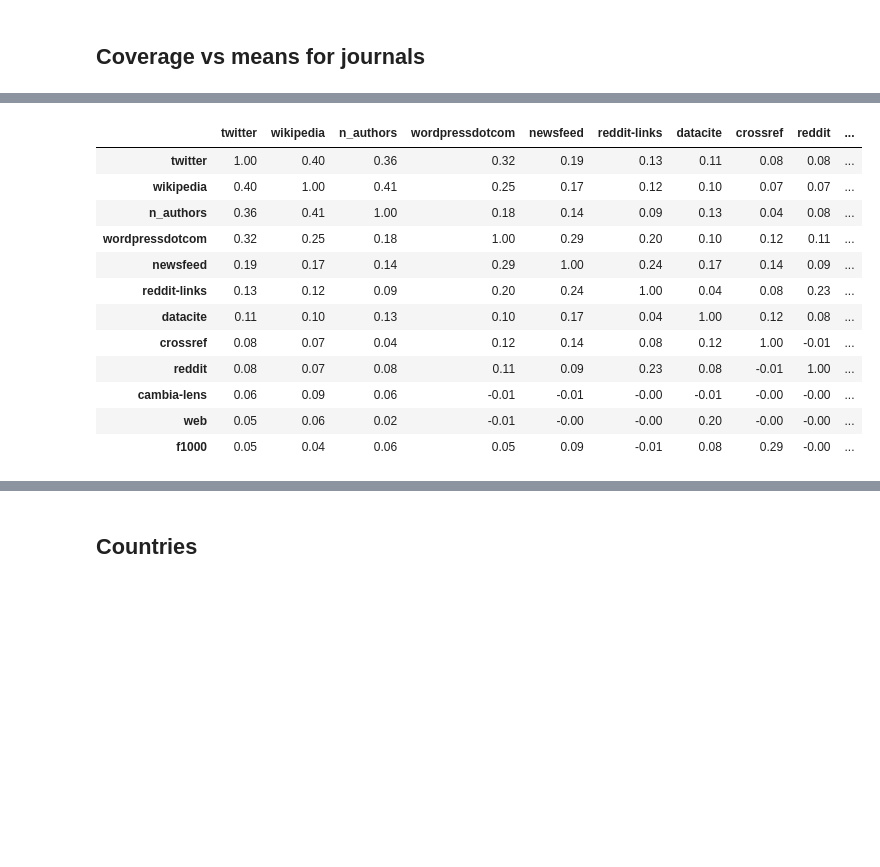
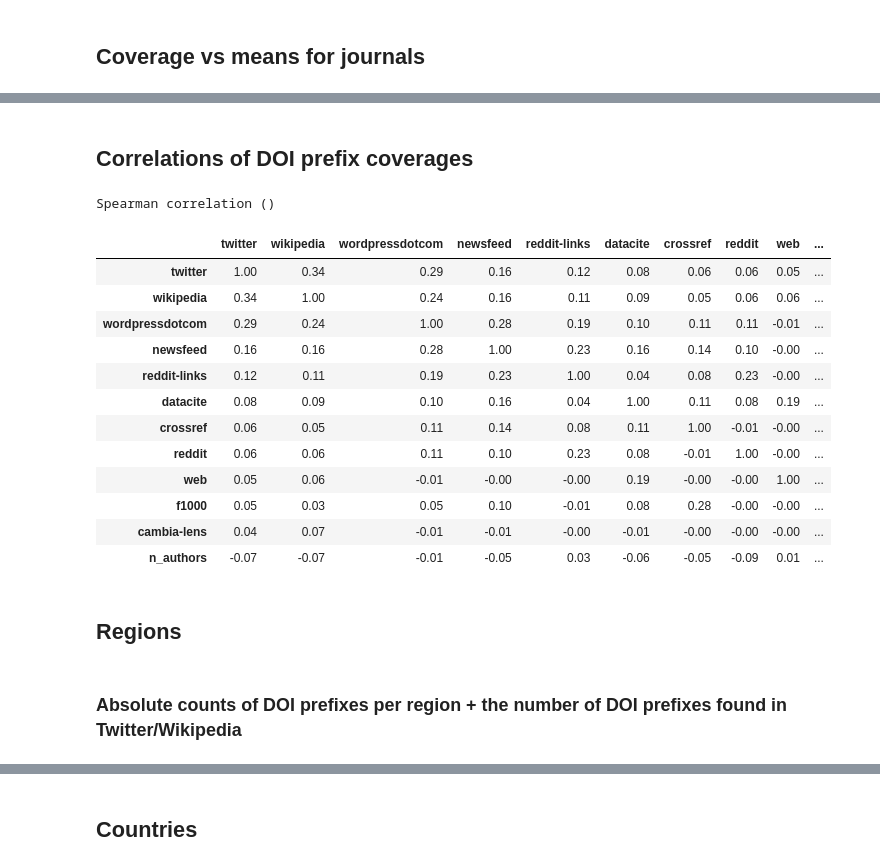
Before and after one commit to ScholCommLab/paperbuzz_analysis, a Jupyter notebook: analyse_paperbuzz.ipynb, the cells around one changed output, grey strips where cells are left out. Drawn from its saved outputs; the diff is of its cells as text; code cells hidden in the pictures; blank space fills up the shorter version.

```diff
--- a/analyse_paperbuzz.ipynb
+++ b/analyse_paperbuzz.ipynb
@@ -38,0 +29,2 @@ articles['doi_prefix'] = articles.doi.map(lambda x: x[:x.find('/')])
+# %%
+data_dir = "/home/asura/Dropbox/Shared/Juan/paperbuzz/"
@@ -38,0 +33,23 @@ articles['doi_prefix'] = articles.doi.map(lambda x: x[:x.find('/')])
+# %%
+# Load and process articles + metrics
+dtypes = {'id':str, 'doi':str, 'date':str, 'newsfeed':float, 'twitter':float, 'crossref':float,
+          'wikipedia':float, 'wordpressdotcom':float, 'reddit':float, 'datacite':float,
+          'cambia-lens':float, 'f1000':float, 'reddit-links':float, 'web':float, 'stackexchange':float,
+          'hypothesis':float, 'article_type':str, 'is_oa':str, 'n_authors':float, 'journal_title':str, 'title':str
+}
+all_articles = pd.read_csv(data_dir + "paperbuzz_metrics.csv", dtype=dtypes, index_col="id")
+
+# Change columns with metrics to integer
+metrics_columns = ['newsfeed', 'twitter', 'crossref',
+                   'wikipedia','wordpressdotcom', 'reddit',
+                   'datacite', 'cambia-lens', 'f1000',
+                   'reddit-links', 'web', 'stackexchange', 'hypothesis']
+all_articles.loc[:, metrics_columns].fillna(0, inplace=True)
+all_articles.loc[:, metrics_columns] = all_articles[metrics_columns].astype(int)
+
+# Convert dates to datetimes & drop rows without date
+all_articles['date'] = pd.to_datetime(all_articles['date'], errors = 'coerce')
+all_articles = all_articles[~all_articles.date.isnull()]
+
+# Extract DOI prefixes
+all_articles['doi_prefix'] = all_articles.doi.map(lambda x: x[:x.find('/')])
@@ -38,0 +73,3 @@ articles['doi_prefix'] = articles.doi.map(lambda x: x[:x.find('/')])
+# %%
+# Limit articles to 2017
+articles = all_articles[all_articles.date.between('2017-01-01', '2017-12-31')]
@@ -121,22 +280,31 @@ plt.savefig('figures/coverages.png')
+# %% [markdown]
+## Correlations of DOI prefix coverages
 # %%
-(prefixes.drop(["stackexchange", "hypothesis"], axis=1).xs("count", axis=1, level=1).corr(method="spearman")
-     .sort_values("twitter", ascending=False)
+df = pd.DataFrame(articles.groupby('doi_prefix').agg(coverage))
+(df.drop(["stackexchange", "hypothesis"], axis=1).corr(method="spearman")
+ .sort_values("twitter", ascending=False)
      .sort_values("twitter", ascending=False, axis=1)
      .style
      .background_gradient(axis=None, cmap="Greens")
      .format("{:.2f}")
-     .set_caption("Spearman correlation ")
+     .set_caption("Spearman correlation ()")
+)
 # %% [output]
+Spearman correlation ()
-|  | twitter | wikipedia | n_authors | wordpressdotcom | newsfeed | reddit-links | datacite | crossref | reddit | ... |
-| twitter | 1.00 | 0.40 | 0.36 | 0.32 | 0.19 | 0.13 | 0.11 | 0.08 | 0.08 | ... |
-| wikipedia | 0.40 | 1.00 | 0.41 | 0.25 | 0.17 | 0.12 | 0.10 | 0.07 | 0.07 | ... |
-| n_authors | 0.36 | 0.41 | 1.00 | 0.18 | 0.14 | 0.09 | 0.13 | 0.04 | 0.08 | ... |
-| wordpressdotcom | 0.32 | 0.25 | 0.18 | 1.00 | 0.29 | 0.20 | 0.10 | 0.12 | 0.11 | ... |
-| newsfeed | 0.19 | 0.17 | 0.14 | 0.29 | 1.00 | 0.24 | 0.17 | 0.14 | 0.09 | ... |
-| reddit-links | 0.13 | 0.12 | 0.09 | 0.20 | 0.24 | 1.00 | 0.04 | 0.08 | 0.23 | ... |
-| datacite | 0.11 | 0.10 | 0.13 | 0.10 | 0.17 | 0.04 | 1.00 | 0.12 | 0.08 | ... |
-| crossref | 0.08 | 0.07 | 0.04 | 0.12 | 0.14 | 0.08 | 0.12 | 1.00 | -0.01 | ... |
-| reddit | 0.08 | 0.07 | 0.08 | 0.11 | 0.09 | 0.23 | 0.08 | -0.01 | 1.00 | ... |
-| cambia-lens | 0.06 | 0.09 | 0.06 | -0.01 | -0.01 | -0.00 | -0.01 | -0.00 | -0.00 | ... |
-| web | 0.05 | 0.06 | 0.02 | -0.01 | -0.00 | -0.00 | 0.20 | -0.00 | -0.00 | ... |
-| f1000 | 0.05 | 0.04 | 0.06 | 0.05 | 0.09 | -0.01 | 0.08 | 0.29 | -0.00 | ... |
+|  | twitter | wikipedia | wordpressdotcom | newsfeed | reddit-links | datacite | crossref | reddit | web | ... |
+| twitter | 1.00 | 0.34 | 0.29 | 0.16 | 0.12 | 0.08 | 0.06 | 0.06 | 0.05 | ... |
+| wikipedia | 0.34 | 1.00 | 0.24 | 0.16 | 0.11 | 0.09 | 0.05 | 0.06 | 0.06 | ... |
+| wordpressdotcom | 0.29 | 0.24 | 1.00 | 0.28 | 0.19 | 0.10 | 0.11 | 0.11 | -0.01 | ... |
+| newsfeed | 0.16 | 0.16 | 0.28 | 1.00 | 0.23 | 0.16 | 0.14 | 0.10 | -0.00 | ... |
+| reddit-links | 0.12 | 0.11 | 0.19 | 0.23 | 1.00 | 0.04 | 0.08 | 0.23 | -0.00 | ... |
+| datacite | 0.08 | 0.09 | 0.10 | 0.16 | 0.04 | 1.00 | 0.11 | 0.08 | 0.19 | ... |
+| crossref | 0.06 | 0.05 | 0.11 | 0.14 | 0.08 | 0.11 | 1.00 | -0.01 | -0.00 | ... |
+| reddit | 0.06 | 0.06 | 0.11 | 0.10 | 0.23 | 0.08 | -0.01 | 1.00 | -0.00 | ... |
+| web | 0.05 | 0.06 | -0.01 | -0.00 | -0.00 | 0.19 | -0.00 | -0.00 | 1.00 | ... |
+| f1000 | 0.05 | 0.03 | 0.05 | 0.10 | -0.01 | 0.08 | 0.28 | -0.00 | -0.00 | ... |
+| cambia-lens | 0.04 | 0.07 | -0.01 | -0.01 | -0.00 | -0.01 | -0.00 | -0.00 | -0.00 | ... |
+| n_authors | -0.07 | -0.07 | -0.01 | -0.05 | 0.03 | -0.06 | -0.05 | -0.09 | 0.01 | ... |
+# %% [markdown]
+## Regions
+# %% [markdown]
+### Absolute counts of DOI prefixes per region + the number of DOI prefixes found in Twitter/Wikipedia
```
Also changed, not shown: parts of 42 cells of this notebook, 1 other file.
